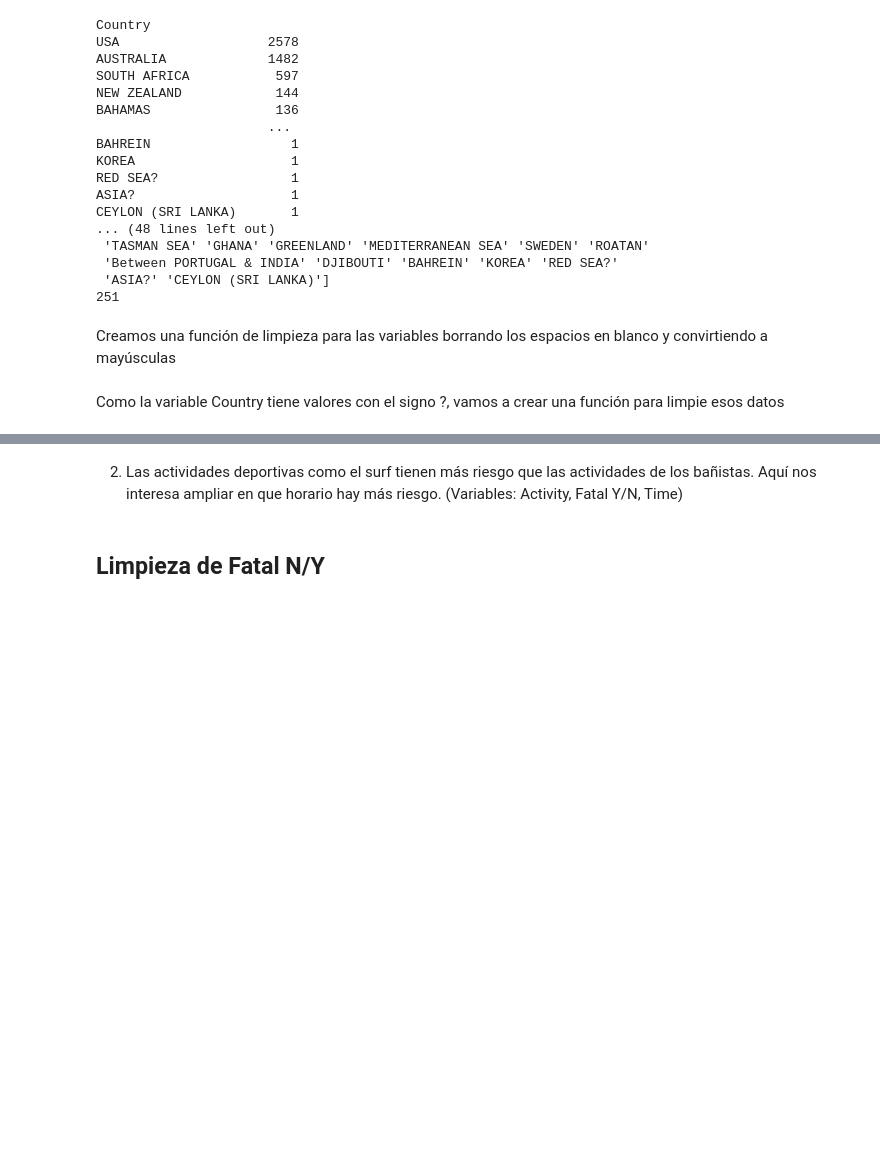
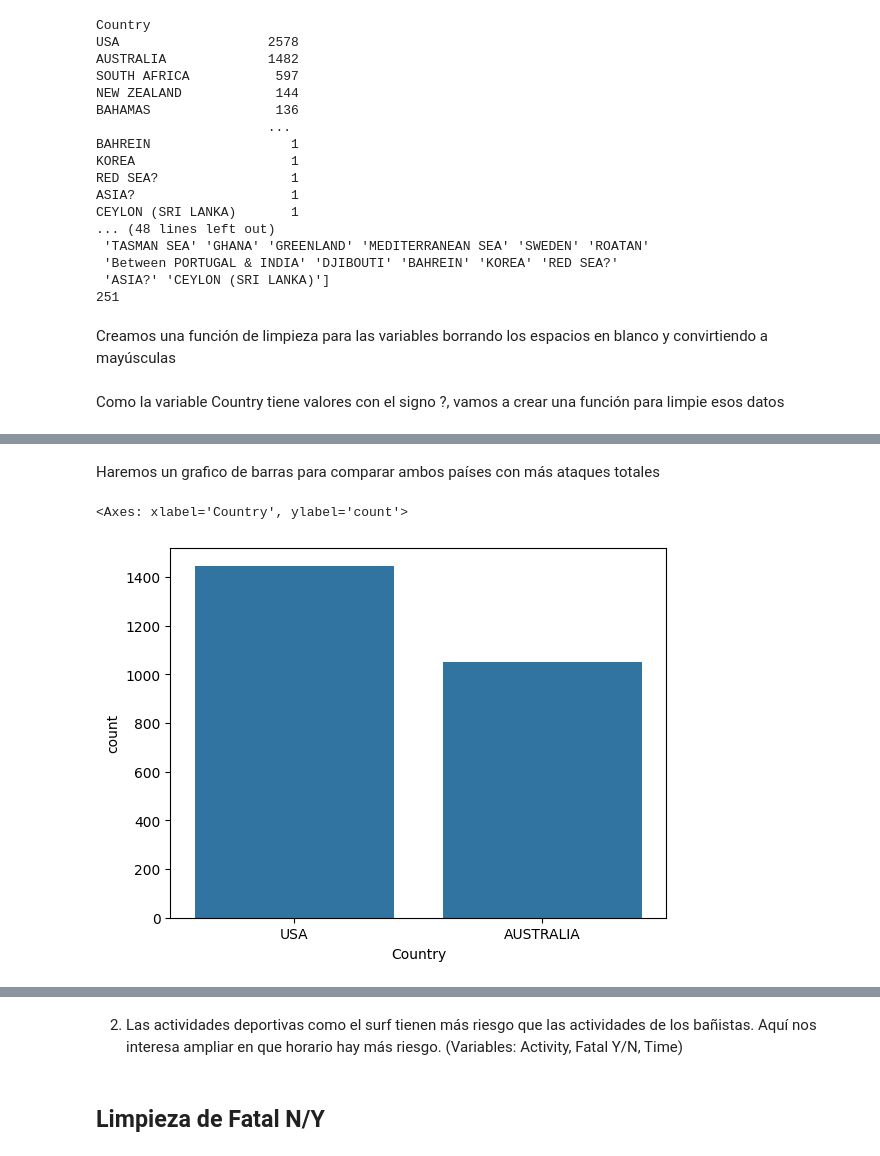
Before and after one commit to julio-bp/SEMANA2_SHARK, a Jupyter notebook: proyecto-shark.ipynb, the cells around one changed output, grey strips where cells are left out. Drawn from its saved outputs; the diff is of its cells as text; code cells hidden in the pictures; blank space fills up the shorter version.

```diff
--- a/proyecto-shark.ipynb
+++ b/proyecto-shark.ipynb
@@ -201,0 +409,4 @@ Ahora vamos a limpiar la columna Fatal y N/Y:
+# %%
+paises_interes = ['AUSTRALIA', 'USA']
+df_paises = df_limpia3[df_limpia3['Country'].isin(paises_interes)]
+df_paises
@@ -201,0 +429,3 @@ Ahora vamos a limpiar la columna Fatal y N/Y:
+# %%
+df_hipotesis = df_paises.groupby(['Country', 'State', 'Location'])['Fatal Y/N'].agg(['count', 'sum']).reset_index()
+df_hipotesis
@@ -201,0 +448,3 @@ Ahora vamos a limpiar la columna Fatal y N/Y:
+# %%
+df_hipotesis = df_hipotesis.rename(columns={'count': 'Total_Ataques', 'sum': 'Ataques_Fatales'})
+df_hipotesis
@@ -201,0 +467,3 @@ Ahora vamos a limpiar la columna Fatal y N/Y:
+# %%
+df_hipotesis = df_hipotesis.sort_values(by='Total_Ataques', ascending=False)
+df_hipotesis
@@ -201,0 +484,10 @@ Ahora vamos a limpiar la columna Fatal y N/Y:
+# %% [markdown]
+Haremos un grafico de barras para comparar ambos países con más ataques totales
+# %%
+import matplotlib.pyplot as plt
+import seaborn as sns
+
+sns.countplot(x="Country",data=df_hipotesis)
+# %% [output]
+<Axes: xlabel='Country', ylabel='count'>
+[figure, added]
```
Also changed, not shown: parts of 35 cells of this notebook, 1 other file.
